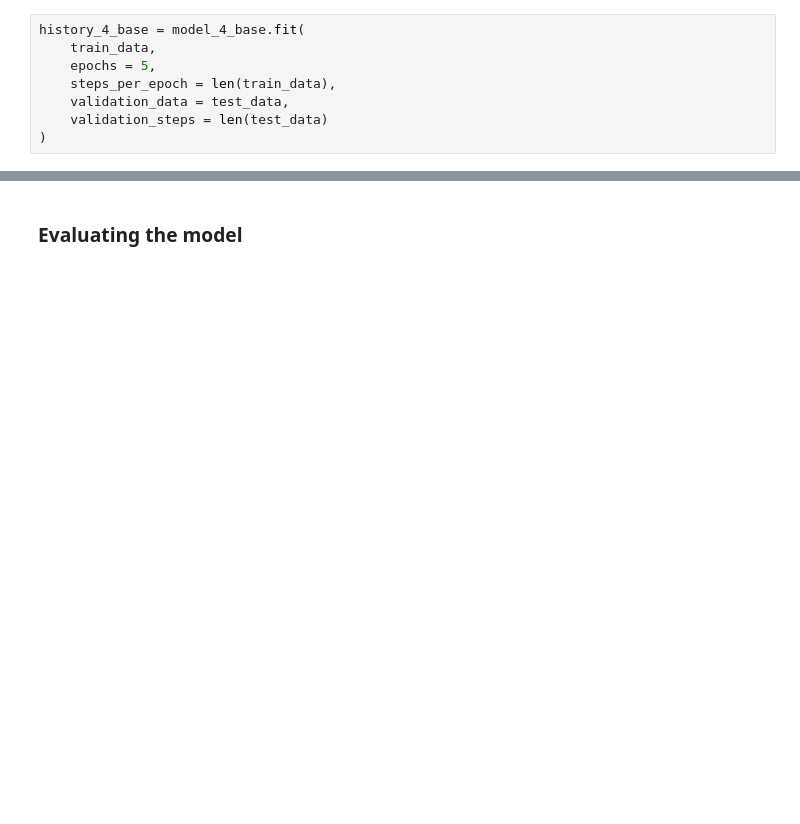
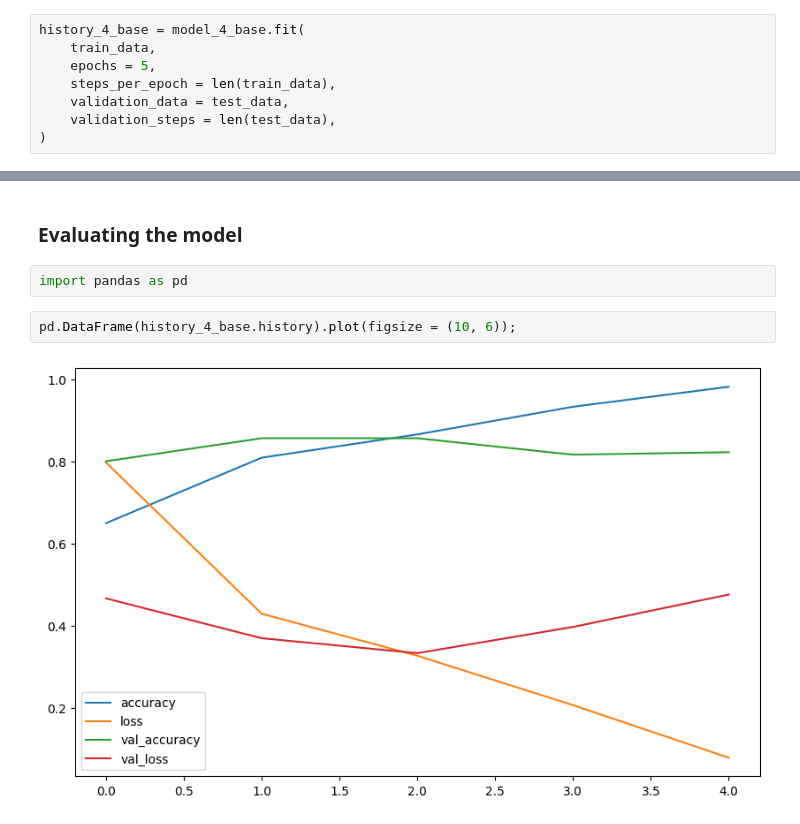
Before and after one commit to alchemistbg/udemy-tensorflow-developer-certificate-bootcamp, a Jupyter notebook: Section-05/Computer_vision_and_CNN.ipynb, the cells around one changed output, grey strips where cells are left out. Cells and saved outputs as stored; diff of their text form; blank space fills up the shorter version.

```diff
--- a/Section-05/Computer_vision_and_CNN.ipynb
+++ b/Section-05/Computer_vision_and_CNN.ipynb
@@ -602,7 +602,7 @@ history_4_base = model_4_base.fit(
     epochs = 5,
     steps_per_epoch = len(train_data),
     validation_data = test_data,
-    validation_steps = len(test_data)
+    validation_steps = len(test_data),
 )
 # %% [output]
 Epoch 1/5
@@ -642,2 +658,8 @@ model_4_base.evaluate(test_data)
 # %% [markdown]
 ### **Evaluating the model**
+# %%
+import pandas as pd
+# %%
+pd.DataFrame(history_4_base.history).plot(figsize = (10, 6));
+# %% [output]
+[figure, added]
```
Also changed, not shown: parts of 19 cells of this notebook.
